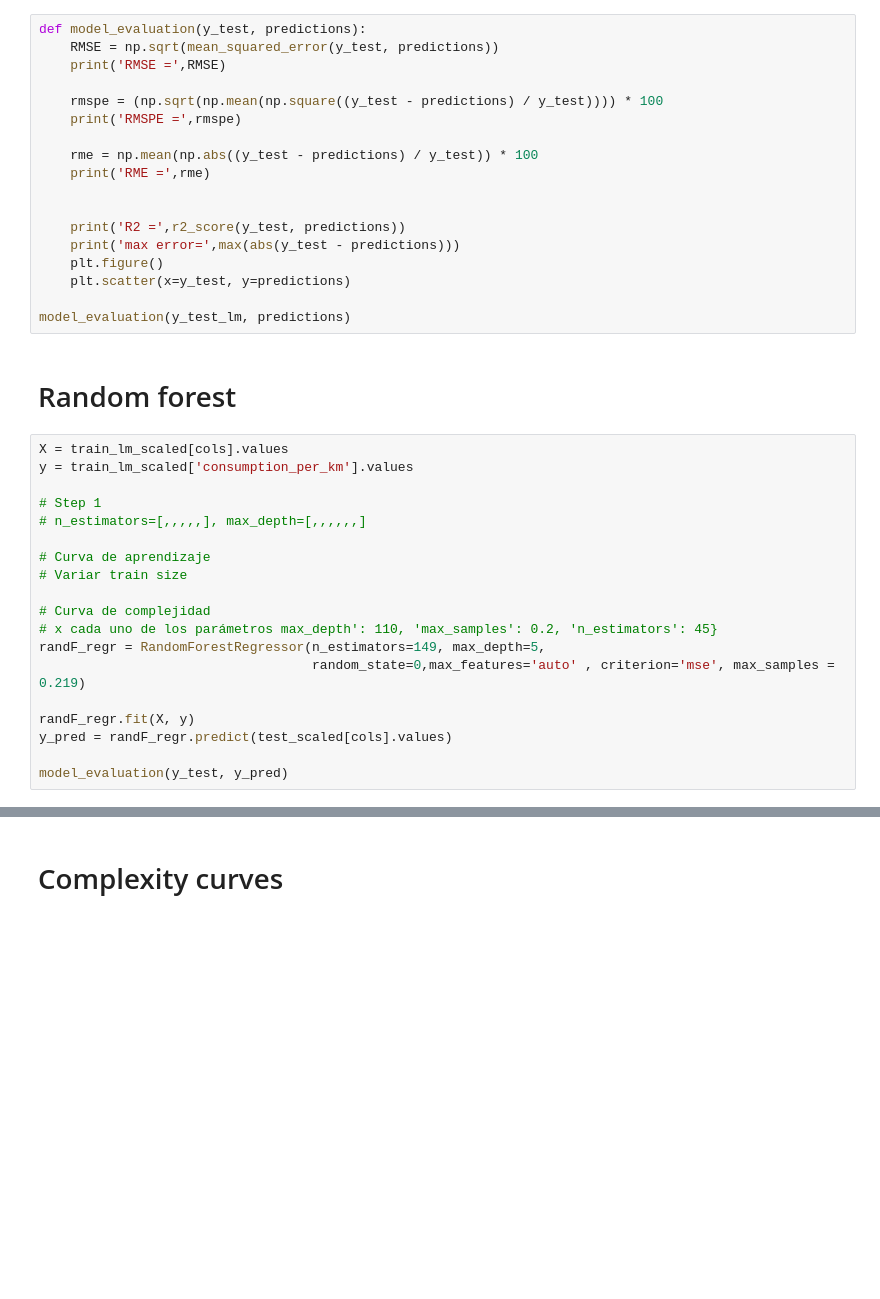
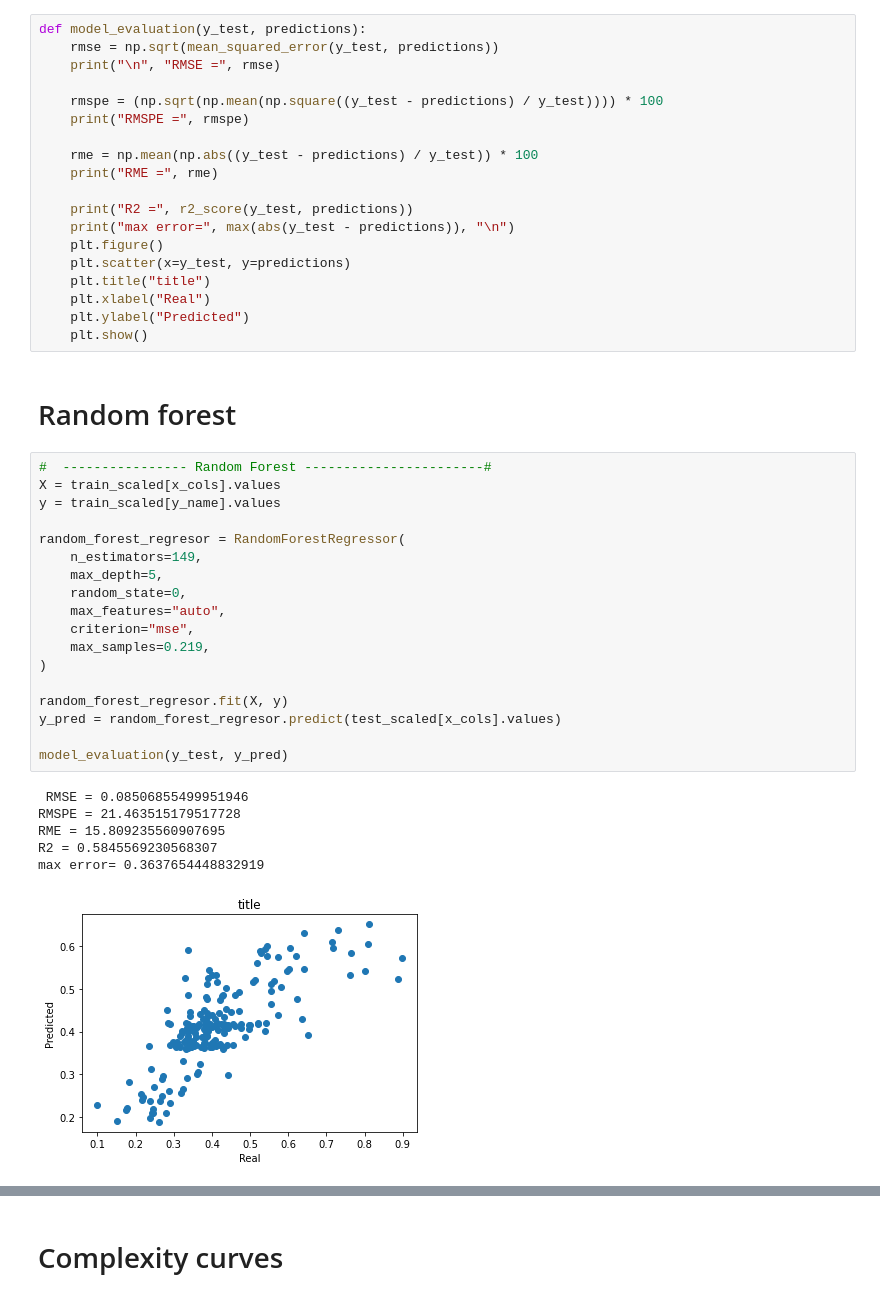
Before and after one commit to sechava4/monitoreogrid, a Jupyter notebook: managev_app/Research/ConsumptionEstimation/Model_generation_notebook.ipynb, the cells around one changed output, grey strips where cells are left out. Cells and saved outputs as stored; diff of their text form; blank space fills up the shorter version.

```diff
--- a/managev_app/Research/ConsumptionEstimation/Model_generation_notebook.ipynb
+++ b/managev_app/Research/ConsumptionEstimation/Model_generation_notebook.ipynb
@@ -491,42 +261,49 @@ dump(lm_consumo, open('UserDrivingData/linear_model.pkl', 'wb'))
 # %%
 def model_evaluation(y_test, predictions):
-    RMSE = np.sqrt(mean_squared_error(y_test, predictions))
-    print('RMSE =',RMSE)
+    rmse = np.sqrt(mean_squared_error(y_test, predictions))
+    print("\n", "RMSE =", rmse)
 
     rmspe = (np.sqrt(np.mean(np.square((y_test - predictions) / y_test)))) * 100
-    print('RMSPE =',rmspe)
+    print("RMSPE =", rmspe)
 
     rme = np.mean(np.abs((y_test - predictions) / y_test)) * 100
-    print('RME =',rme)
+    print("RME =", rme)
 
-
-    print('R2 =',r2_score(y_test, predictions))
-    print('max error=',max(abs(y_test - predictions)))
+    print("R2 =", r2_score(y_test, predictions))
+    print("max error=", max(abs(y_test - predictions)), "\n")
     plt.figure()
     plt.scatter(x=y_test, y=predictions)
-
-model_evaluation(y_test_lm, predictions)
+    plt.title("title")
+    plt.xlabel("Real")
+    plt.ylabel("Predicted")
+    plt.show()
 # %% [markdown]
 # Random forest
 # %%
-X = train_lm_scaled[cols].values
-y = train_lm_scaled['consumption_per_km'].values
+#  ---------------- Random Forest -----------------------#
+X = train_scaled[x_cols].values
+y = train_scaled[y_name].values
 
-# Step 1
-# n_estimators=[,,,,,], max_depth=[,,,,,,]
+random_forest_regresor = RandomForestRegressor(
+    n_estimators=149,
+    max_depth=5,
+    random_state=0,
+    max_features="auto",
+    criterion="mse",
+    max_samples=0.219,
+)
 
-# Curva de aprendizaje
-# Variar train size
-
-# Curva de complejidad
-# x cada uno de los parámetros max_depth': 110, 'max_samples': 0.2, 'n_estimators': 45}
-randF_regr = RandomForestRegressor(n_estimators=149, max_depth=5,
-                                   random_state=0,max_features='auto' , criterion='mse', max_samples = 0.219)
-
-randF_regr.fit(X, y)
-y_pred = randF_regr.predict(test_scaled[cols].values)
+random_forest_regresor.fit(X, y)
+y_pred = random_forest_regresor.predict(test_scaled[x_cols].values)
 
 model_evaluation(y_test, y_pred)
+# %% [output]
+ RMSE = 0.08506855499951946
+RMSPE = 21.463515179517728
+RME = 15.809235560907695
+R2 = 0.5845569230568307
+max error= 0.3637654448832919
+[figure, added]
 # %%
 from sklearn.model_selection import GridSearchCV, RandomizedSearchCV
 print("Initialize Grid Search")
```
Also changed, not shown: parts of 65 cells of this notebook, 15 other files.
